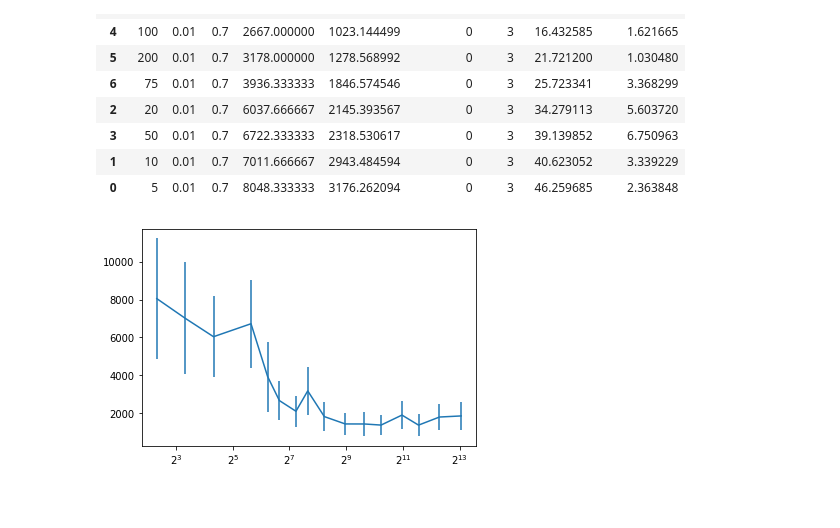
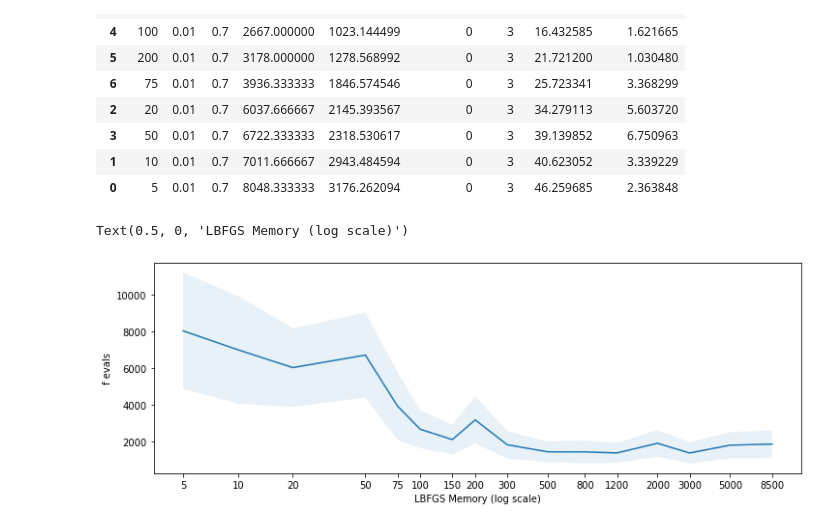
Before and after one commit to michelebersani/ComputationalMathematics, a Jupyter notebook: experiment.ipynb, the cells around one changed output. Cells and saved outputs as stored; diff of their text form; code cells hidden in the pictures; blank space fills up the shorter version.

Commit message:
better graphs

```diff
--- a/experiment.ipynb
+++ b/experiment.ipynb
@@ -162,7 +162,17 @@ df.sort_values(by='f_evals_m')
 | 0 | 5 | 0.01 | 0.7 | 8048.333333 | 3176.262094 | 0 | 3 | 46.259685 | 2.363848 |
 # %%
 df = df.sort_values(by='M')
-plt.errorbar(x=df['M'],y=df['f_evals_m'],yerr=df['f_evals_std'])
+x = df['M']
+y = df['f_evals_m']
+y_std = df['f_evals_std']
+
+fig, ax = plt.subplots(figsize=(12,4))
+ax.plot(x,y)
+ax.fill_between(x, y-y_std,y+y_std,alpha=0.1)
 plt.xscale('log',base=2)
+plt.xticks(x,x)
+ax.set_ylabel('f evals')
+ax.set_xlabel('LBFGS Memory (log scale)')
 # %% [output]
+Text(0.5, 0, 'LBFGS Memory (log scale)')
-[figure, old version]
+[figure, new version]
```
Also changed, not shown: parts of 2 cells of this notebook.
